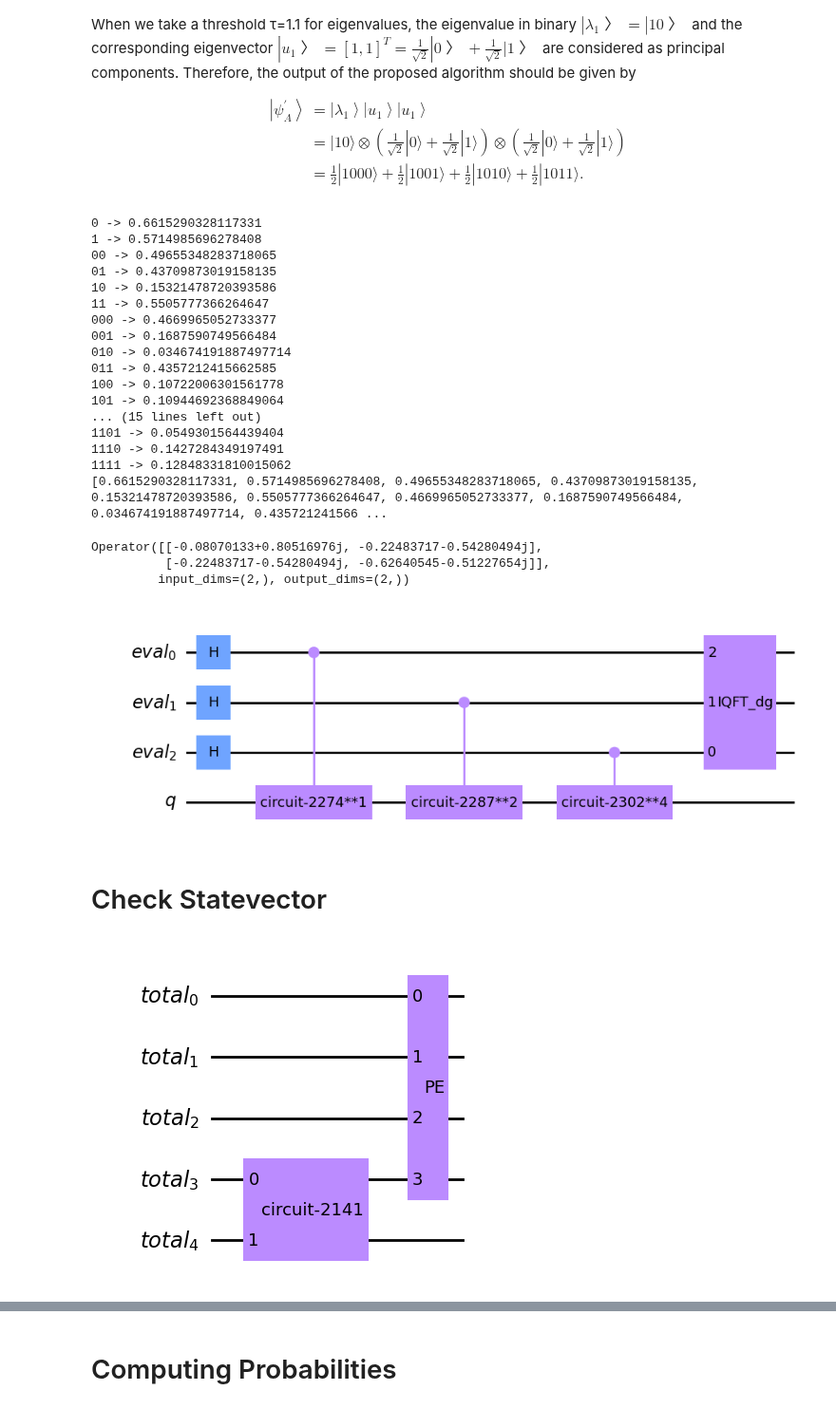
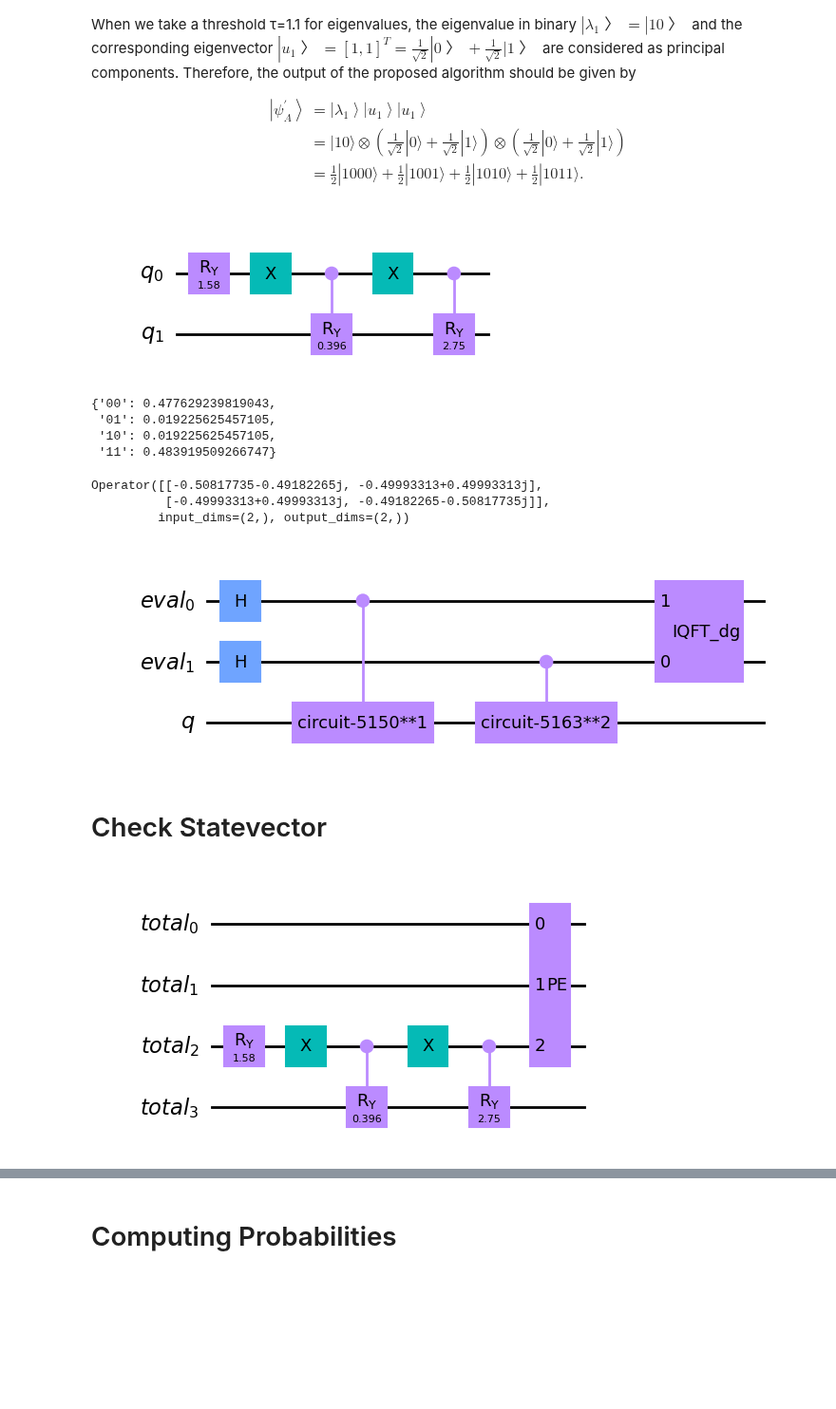
Before and after one commit to PolnareffPark/QuPCA, a Jupyter notebook: tomography_test_polished.ipynb, the cells around one changed output, grey strips where cells are left out. Shown at 95% size. Cells and saved outputs as stored; diff of their text form; code cells hidden in the pictures; blank space fills up the shorter version.

```diff
--- a/tomography_test_polished.ipynb
+++ b/tomography_test_polished.ipynb
@@ -11,17 +11,19 @@ from qiskit.algorithms.linear_solvers.matrices.numpy_matrix import NumPyMatrix
 from qiskit.circuit.library import PhaseEstimation
 from qiskit.circuit.library.standard_gates import RYGate
 # %%
-example_matrix=np.random.rand(5,5) # N.B. solo matrici con 2**n colonne/righe
-example_matrix=np.dot(example_matrix,example_matrix.T)
+random_matrix=np.random.rand(2,2)
+example_matrix=np.dot(random_matrix, random_matrix.T)
 
 eig, e_v = np.linalg.eig(example_matrix)
-#b=np.array([3.,1.])
-b = np.array([2,5,1,3,4])
-BB = e_v @ np.diag(b) @ e_v.T
 
-example_matrix=BB
+# choose eigenvalues for the matrix
+b = np.array([2,3])
+
+example_matrix = e_v @ np.diag(b) @ e_v.T
+
+# example_matrix = []
 
 print(f'Matrix: {example_matrix.round(2)}\n')
 for eigenval, eigenvec in zip(np.linalg.eig(example_matrix)[0][::-1], np.rot90(np.linalg.eig(example_matrix)[1])):
-    print(f'eigenvalue: {eigenval:.0f} - eigenvector: {eigenvec.round(4)}')
+    print(f'eigenvalue: {eigenval:.0f} - eigenvector: {eigenvec.round(3)}')
 # %% [output]
@@ -55,7 +51,7 @@ $$\begin{aligned}
 \end{aligned}$$
 # %%
 #Tommaso's great code for computing the thetas
-def thetas_computation(example_matrix):
+def thetas_computation(example_matrix, debug=False):
     lst_combination=[]
 
     sum_squares = (example_matrix**2).sum()
@@ -76,9 +72,11 @@ def thetas_computation(example_matrix):
         #print(st)
         starts = [general_bitstring.index(l) for l in general_bitstring if l.startswith(st)]
         #print(starts)
-        print(st,'->',np.sqrt(input_probabilities[starts].sum()))
+        if debug == True:
+            print(st,'->',np.sqrt(input_probabilities[starts].sum()))
         nodes.append(np.sqrt(input_probabilities[starts].sum()))
-    print(nodes)
+    if debug == True:
+        print(nodes)
     #add root tree
     nodes.insert(0, 1)
 
@@ -98,12 +96,6 @@ def thetas_computation(example_matrix):
 
         idx_sub+=1
     return thetas, all_combinations
-
-# SUB = str.maketrans("0123456789", "₀₁₂₃₄₅₆₇₈₉")
-
-# for idx,th in zip(all_combinations,thetas):
-#     print('\u03F4(R{})'.format((str(idx).translate(SUB))),'->', th)
-#thetas
 # %%
 def generate_qram_circuit(thetas, all_combinations):
 
@@ -138,69 +130,54 @@ def generate_qram_circuit(thetas, all_combinations):
             qc.append(c_ry, c_t_qubits)
     return qc
 # %%
-thetas, all_combinations = thetas_computation(example_matrix)
+thetas, all_combinations = thetas_computation(example_matrix, debug = False)
 matrix_circuit = generate_qram_circuit(thetas, all_combinations)
-# matrix_circuit.draw()
+matrix_circuit.draw("mpl")
 # %% [output]
-0 -> 0.6615290328117331
-1 -> 0.5714985696278408
-00 -> 0.49655348283718065
-01 -> 0.43709873019158135
-10 -> 0.15321478720393586
-11 -> 0.5505777366264647
-000 -> 0.4669965052733377
-001 -> 0.1687590749566484
-010 -> 0.034674191887497714
-011 -> 0.4357212415662585
-100 -> 0.10722006301561778
-101 -> 0.10944692368849064
-... (15 lines left out)
-1101 -> 0.0549301564439404
-1110 -> 0.1427284349197491
-1111 -> 0.12848331810015062
-[0.6615290328117331, 0.5714985696278408, 0.49655348283718065, 0.43709873019158135, 0.15321478720393586, 0.5505777366264647, 0.4669965052733377, 0.1687590749566484, 0.034674191887497714, 0.435721241566 ...
+[figure, added]
 # %%
 #Check matrix encoding
 backend = Aer.get_backend("statevector_simulator")
 job = backend.run(transpile(matrix_circuit, backend=backend))
-# job.result().get_counts()
+job.result().get_counts()
+# %% [output]
+{'00': 0.477629239819043,
+ '01': 0.019225625457105,
+ '10': 0.019225625457105,
+ '11': 0.483919509266747}
 # %%
 #Unitary for PE
-resolution = 3
+resolution = 2
 
 unitary_backend = Aer.get_backend("unitary_simulator")
 u_circuit = NumPyMatrix(example_matrix, evolution_time=2*np.pi/(2**resolution))
 unitary_job = unitary_backend.run(transpile(u_circuit, backend=unitary_backend))
 unitary_job.result().get_unitary()
 # %% [output]
-Operator([[-0.08070133+0.80516976j, -0.22483717-0.54280494j],
-          [-0.22483717-0.54280494j, -0.62640545-0.51227654j]],
+Operator([[-0.50817735-0.49182265j, -0.49993313+0.49993313j],
+          [-0.49993313+0.49993313j, -0.49182265-0.50817735j]],
          input_dims=(2,), output_dims=(2,))
 # %%
 #PE circuit
 pe = PhaseEstimation(resolution, u_circuit, name = "PE")
 pe.decompose().draw("mpl")
 # %% [output]
-[figure, old version]
+[figure, new version]
 # %% [markdown]
 # Check Statevector
 # %%
 tot_qubit = resolution+len(example_matrix)
 
 qr_total = QuantumRegister(tot_qubit, 'total')
-# classical = ClassicalRegister(4, 'measure')
 
 total_circuit = QuantumCircuit(qr_total , name='matrix')
 
 total_circuit.append(matrix_circuit.to_gate(), qr_total[resolution:])
 total_circuit.append(pe.to_gate(), qr_total[0:pe.num_qubits])
-# total_circuit.measure(qr_total[:2], classical[:])
-#total_circuit.swap(qr_total[0],qr_total[1])
-#total_circuit.measure_all()
 
-total_circuit.decompose(reps=0).draw("mpl")
+total_circuit.decompose(reps=1).draw("mpl")
 # %% [output]
-[figure, old version]
+[figure, new version]
 # %%
 backend_total = Aer.get_backend("statevector_simulator")
 job = backend_total.run(transpile(total_circuit, backend=backend_total))
```
Also changed, not shown: parts of 33 cells of this notebook.
